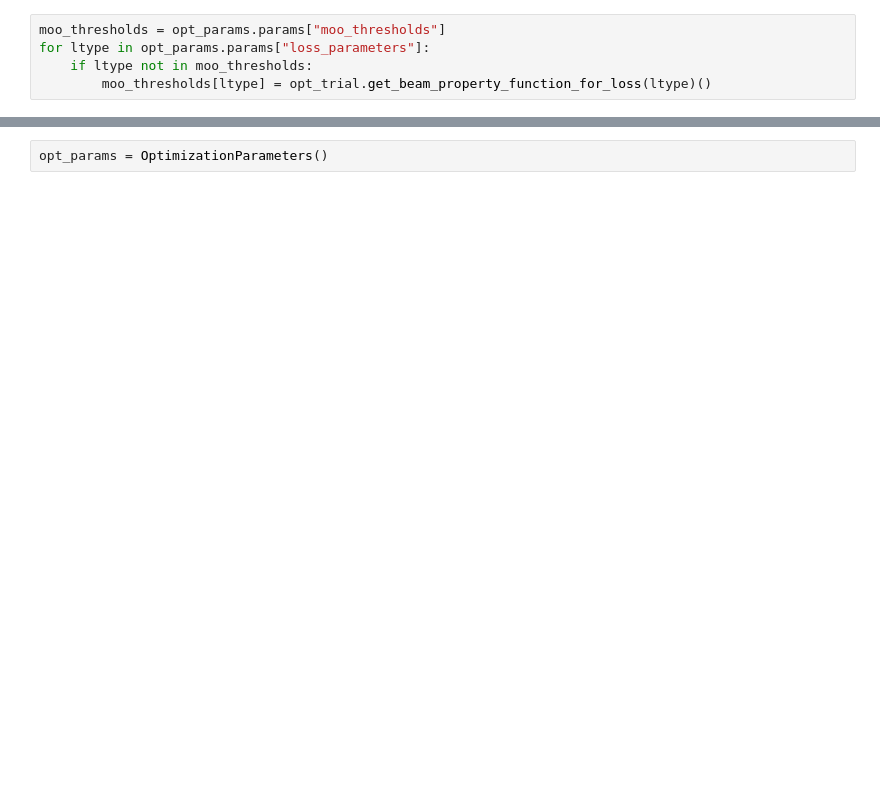
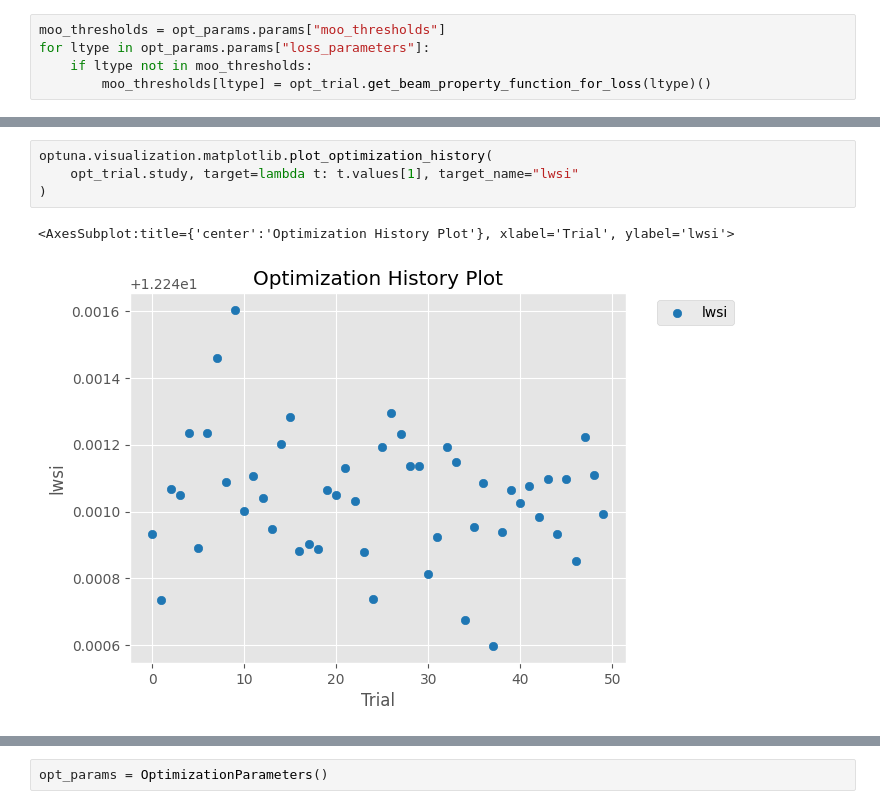
Before and after one commit to AI-ML-at-APS/AI-ML_Control_System, a Jupyter notebook: work_directory/28-ID/jupyter/sims_w_noise/fwhm_wsum_peak_location.ipynb, the cells around one changed output, grey strips where cells are left out. Drawn from its saved outputs; the diff is of its cells as text; blank space fills up the shorter version.

```diff
--- a/work_directory/28-ID/jupyter/sims_w_noise/fwhm_wsum_peak_location.ipynb
+++ b/work_directory/28-ID/jupyter/sims_w_noise/fwhm_wsum_peak_location.ipynb
@@ -482,0 +307,7 @@ Perturbed beam system peak_distance: 3.229e-02
+# %%
+optuna.visualization.matplotlib.plot_optimization_history(
+    opt_trial.study, target=lambda t: t.values[1], target_name="lwsi"
+)
+# %% [output]
+<AxesSubplot:title={'center':'Optimization History Plot'}, xlabel='Trial', ylabel='lwsi'>
+[figure, added]
```
Also changed, not shown: parts of 111 cells of this notebook, 8 other files.
